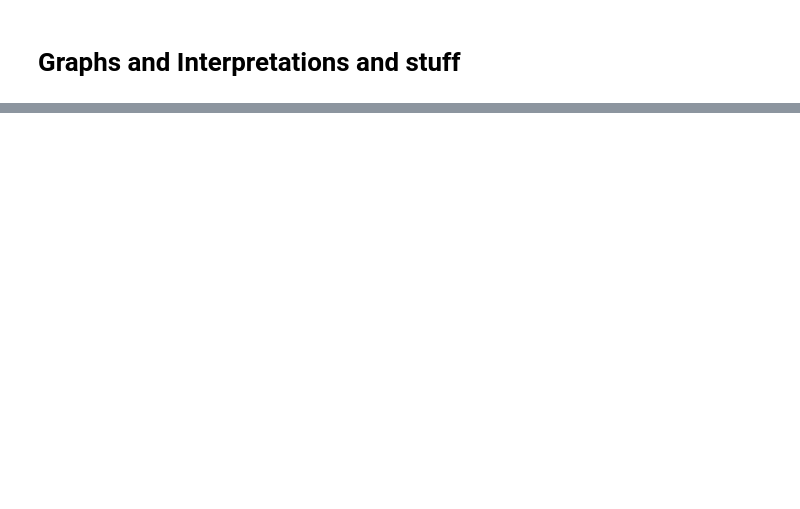
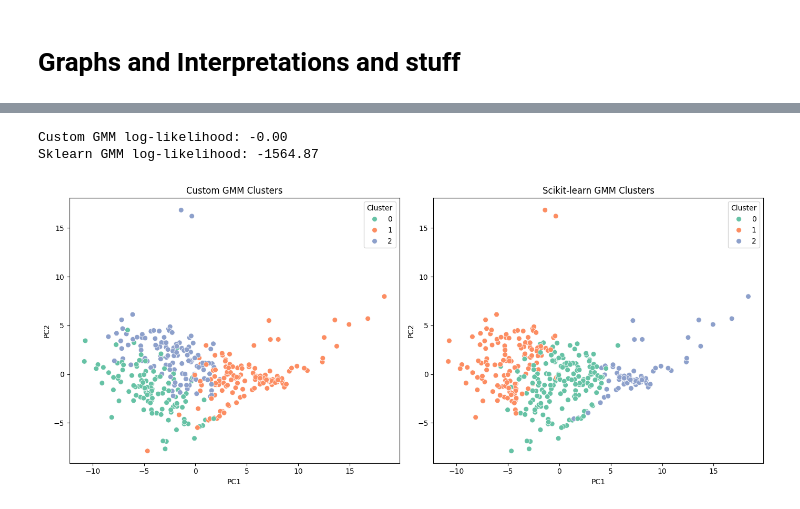
Before and after one commit to SomnathB053/gmm_traffic_data, a Jupyter notebook: romanian.ipynb, the cells around one changed output, grey strips where cells are left out. Saved outputs shown, nothing was run; the diff lists cells and outputs as text; code cells hidden in the pictures; blank space fills up the shorter version.

```diff
--- a/romanian.ipynb
+++ b/romanian.ipynb
@@ -251,0 +522,30 @@ array([[[ 0,  1,  2],
+# %%
+# log-likelihood comparison
+log_likelihood_custom = np.sum(np.log(np.sum(resp, axis=1)))  # approximate
+log_likelihood_sklearn = gmm_sklearn.score(X) * len(X)
+print(f"Custom GMM log-likelihood: {log_likelihood_custom:.2f}")
+print(f"Sklearn GMM log-likelihood: {log_likelihood_sklearn:.2f}")
+# %% [output]
+Custom GMM log-likelihood: -0.00
+Sklearn GMM log-likelihood: -1564.87
+# %%
+fig, axes = plt.subplots(1, 2, figsize=(14,6))
+
+# Custom GMM
+sns.scatterplot(
+    data=pca_df, x='PC1', y='PC2',
+    hue='Cluster', palette='Set2', s=50, ax=axes[0]
+)
+axes[0].set_title("Custom GMM Clusters")
+
+# Sklearn GMM
+sns.scatterplot(
+    data=pca_df_sklearn, x='PC1', y='PC2',
+    hue='Cluster', palette='Set2', s=50, ax=axes[1]
+)
+axes[1].set_title("Scikit-learn GMM Clusters")
+
+plt.tight_layout()
+plt.show()
+# %% [output]
+[figure, added]
```
Also changed, not shown: parts of 19 cells of this notebook, 1 other file.
